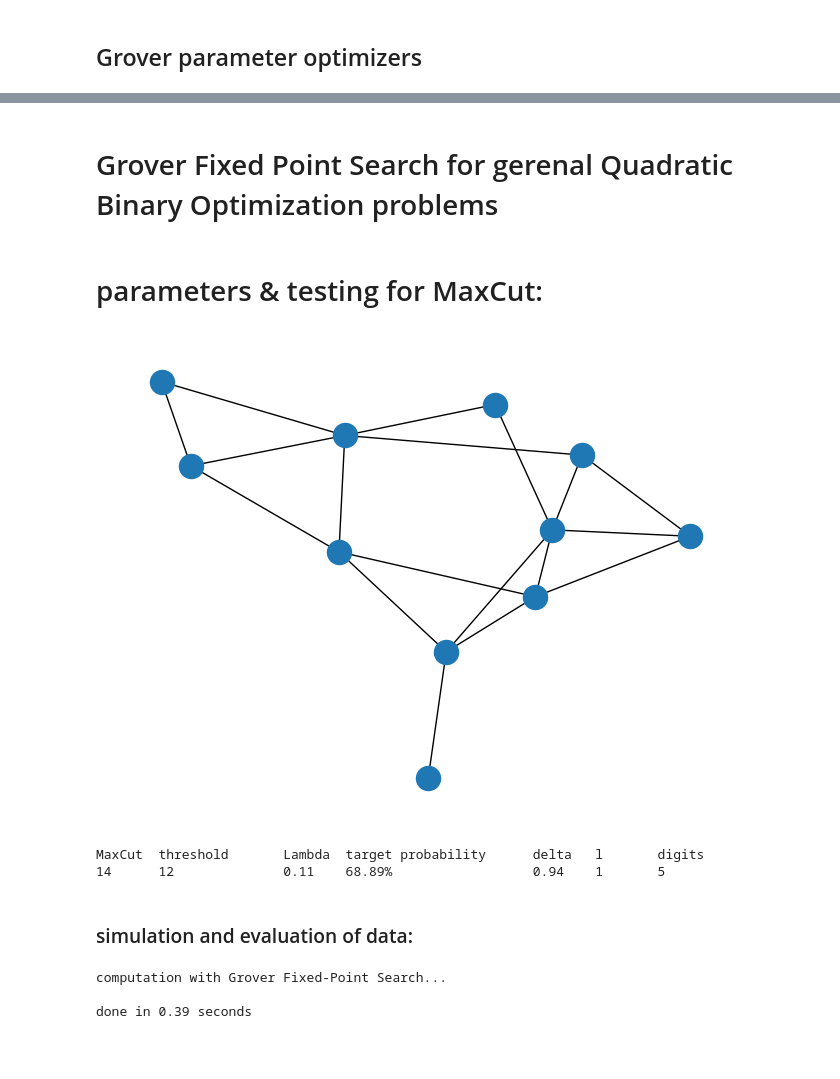
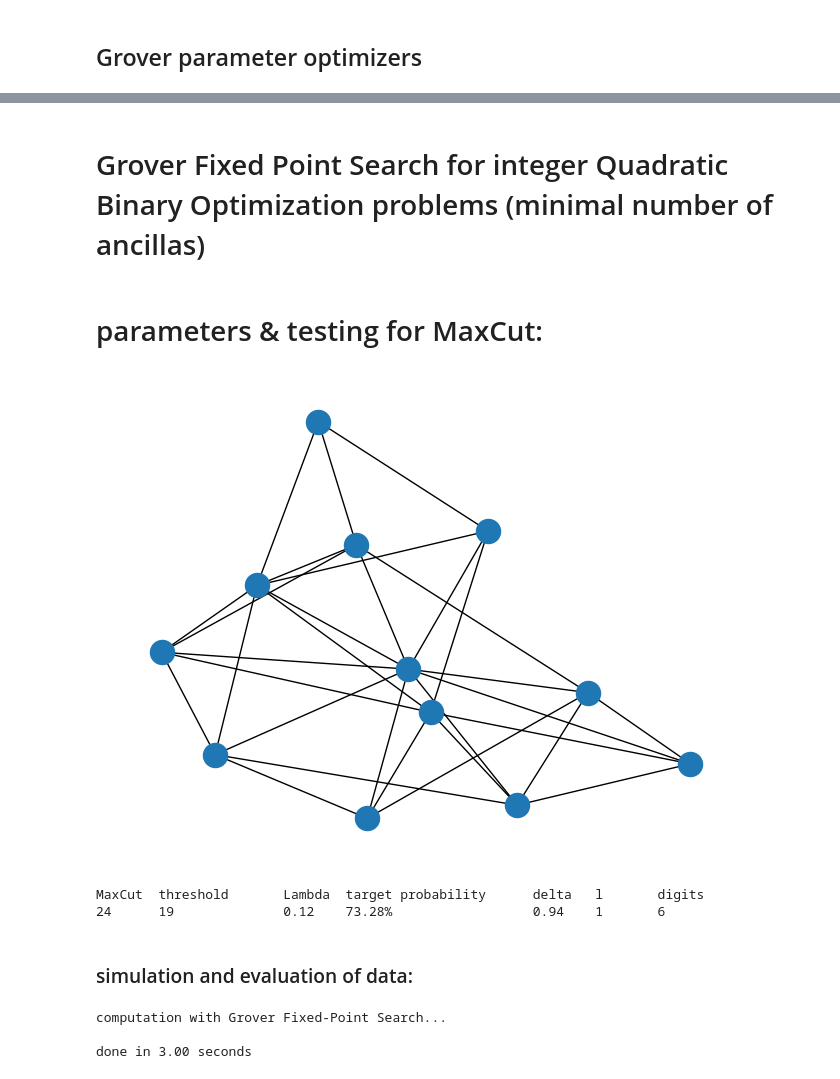
Before and after one commit to akos-nagy/FPGAS_for_QUBO, a Jupyter notebook: code/Grover_FPS_for_QUBO.ipynb, the cells around one changed output, grey strips where cells are left out. Cells and saved outputs as stored; diff of their text form; code cells hidden in the pictures; blank space fills up the shorter version.

```diff
--- a/code/Grover_FPS_for_QUBO.ipynb
+++ b/code/Grover_FPS_for_QUBO.ipynb
@@ -109,5 +194,5 @@ def GroverParameterOptimizerForComplexity(l: int, Lambda: float, N: int):
 # %% [markdown]
-# Grover Fixed Point Search for gerenal Quadratic Binary Optimization problems
+# Grover Fixed Point Search for integer Quadratic Binary Optimization problems (minimal number of ancillas)
 # %%
 def GroverFPSForQUBO(QuadraticForm: list[list[int]], digits: int, threshold: int, l: int, delta: float):
 
@@ -234,13 +254,13 @@ def GroverFPSForQUBO(QuadraticForm: list[list[int]], digits: int, threshold: int
 # parameters & testing for MaxCut:
 # %%
 # random, connected graph
-NumberOfVertices, EdgeProbability = 11, 5e-1
+NumberOfVertices, EdgeProbability = 12, 5e-1
 Graph = nx.erdos_renyi_graph(NumberOfVertices, EdgeProbability)
 while not nx.is_connected(Graph):
     Graph = nx.erdos_renyi_graph(NumberOfVertices, EdgeProbability)
 nx.draw(Graph, with_labels=False)
 # %% [output]
-[figure, old version]
+[figure, new version]
 # %%
 GraphLaplacian = nx.laplacian_matrix(Graph).toarray()
 NumberOfEdges = np.trace(GraphLaplacian) // 2
@@ -271,39 +291,24 @@ TargetProbability = GroverProbability(delta, Lambda)
 print(f"MaxCut\tthreshold\tLambda\ttarget probability\tdelta\tl\tdigits\n{MaxCut}\t{threshold}\t\t{Lambda:.2f}\t{TargetProbability:.2%}\t\t\t{delta:.2}\t{l}\t{digits}\n")
 # %% [output]
 MaxCut  threshold       Lambda  target probability      delta   l       digits
-14      12              0.11    68.89%                  0.94    1       5
+24      19              0.12    73.28%                  0.94    1       6
 # %% [markdown]
 ### simulation and evaluation of data:
 # %%
-noise = True
-noise = False
-
 print(f"\ncomputation with Grover Fixed-Point Search...\n")
 Start = timer()
 
 QC = GroverFPSForQUBO(QuadraticForm, digits, threshold, l, delta)
 
-if noise:
-    QC.save_density_matrix(qubits=QC.qubits[:-QC.num_ancillas],
-                           label="ϱ")
-    simulator = AerSimulator(method="density_matrix",
-                             noise_model=fake_aria)
-    QC = transpile(circuits=QC,
-                   backend=simulator,
-                   optimization_level=3)
-    psi = simulator.run(QC, shots=1).result().data()["ϱ"]
-else:
-    QC.save_statevector()
-    simulator = AerSimulator(method="statevector")
-    QC = transpile(circuits=QC,
-                   backend=simulator,
-                   basis_gates=["u", "cx", "save_statevector"],
-                   optimization_level=3)
-    psi = Statevector(simulator.run(QC).result().get_statevector())
+simulator = AerSimulator()
+QC_transpiled = transpile(circuits=QC,
+                            backend=simulator,
+                            basis_gates=["u", "cx"],
+                            optimization_level=3)
 
 print(f"done in {(timer() - Start):.2f} seconds\n")
 # %% [output]
 computation with Grover Fixed-Point Search...
 
-done in 0.39 seconds
+done in 3.00 seconds
 # %%
```
Also changed, not shown: parts of 12 cells of this notebook, 1 other file.
